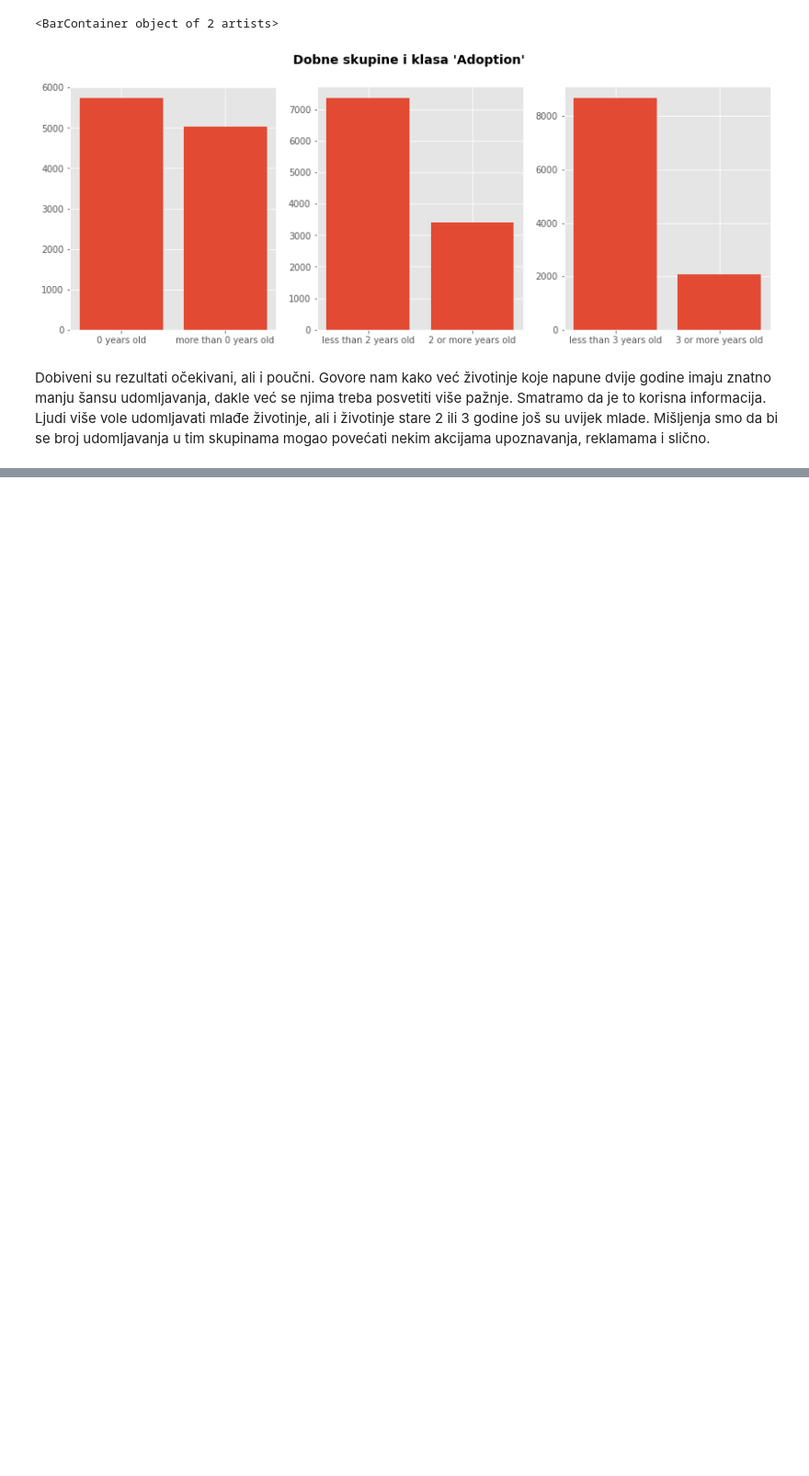
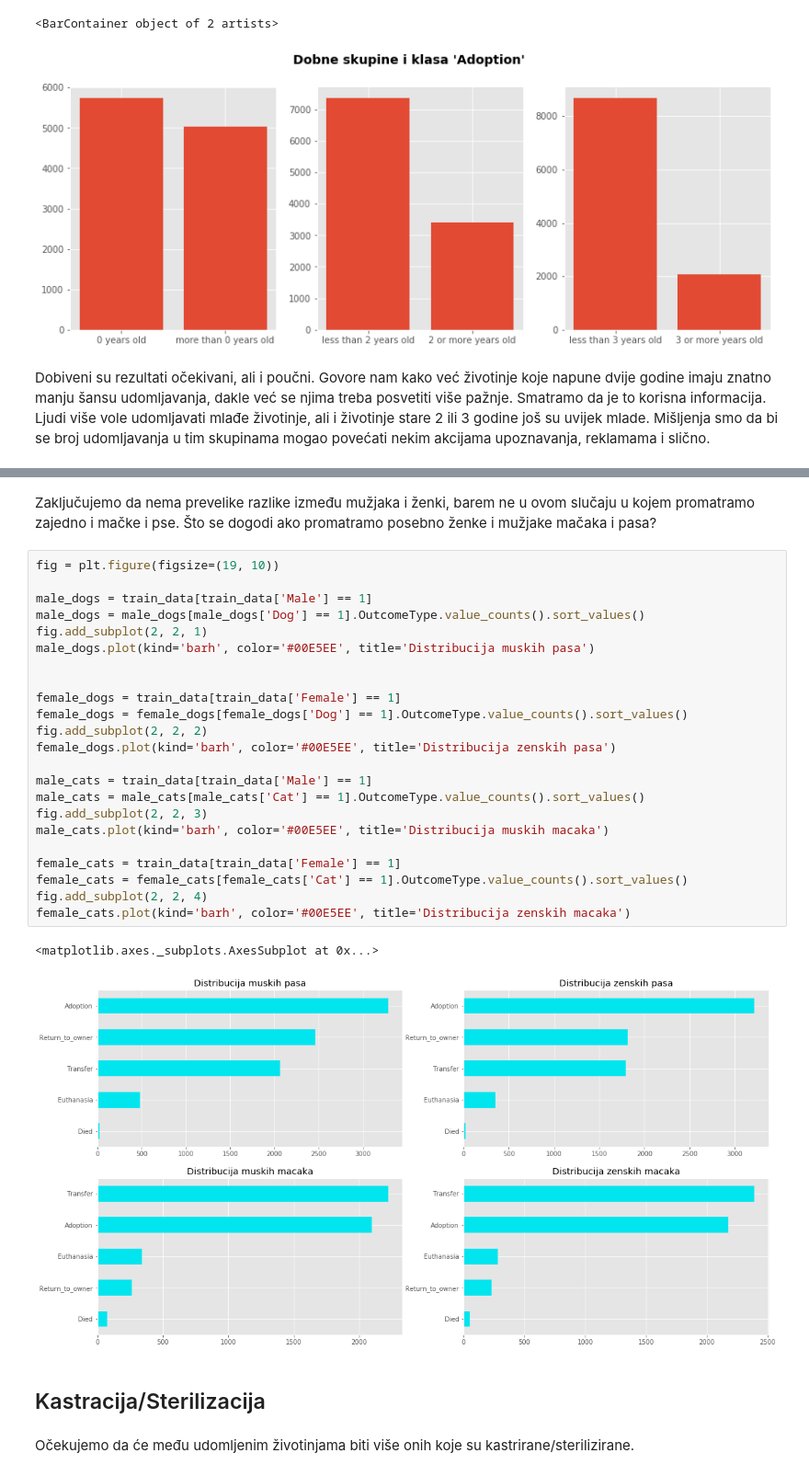
Before and after one commit to HrsakIva/StrojnoUcenje, a Jupyter notebook: pocetna_analiza.ipynb, the cells around one changed output, grey strips where cells are left out. Shown at 92% size. Cells and saved outputs as stored; diff of their text form; blank space fills up the shorter version.

```diff
--- a/pocetna_analiza.ipynb
+++ b/pocetna_analiza.ipynb
@@ -208,0 +244,33 @@ Dobiveni su rezultati očekivani, ali i poučni. Govore nam kako već životinje
+# %% [markdown]
+Zaključujemo da nema prevelike razlike između mužjaka i ženki, barem ne u ovom slučaju u kojem promatramo zajedno i mačke i pse.
+Što se dogodi ako promatramo posebno ženke i mužjake mačaka i pasa?
+# %%
+fig = plt.figure(figsize=(19, 10))
+
+male_dogs = train_data[train_data['Male'] == 1]
+male_dogs = male_dogs[male_dogs['Dog'] == 1].OutcomeType.value_counts().sort_values()
+fig.add_subplot(2, 2, 1)
+male_dogs.plot(kind='barh', color='#00E5EE', title='Distribucija muskih pasa')
+
+
+female_dogs = train_data[train_data['Female'] == 1]
+female_dogs = female_dogs[female_dogs['Dog'] == 1].OutcomeType.value_counts().sort_values()
+fig.add_subplot(2, 2, 2)
+female_dogs.plot(kind='barh', color='#00E5EE', title='Distribucija zenskih pasa')
+
+male_cats = train_data[train_data['Male'] == 1]
+male_cats = male_cats[male_cats['Cat'] == 1].OutcomeType.value_counts().sort_values()
+fig.add_subplot(2, 2, 3)
+male_cats.plot(kind='barh', color='#00E5EE', title='Distribucija muskih macaka')
+
+female_cats = train_data[train_data['Female'] == 1]
+female_cats = female_cats[female_cats['Cat'] == 1].OutcomeType.value_counts().sort_values()
+fig.add_subplot(2, 2, 4)
+female_cats.plot(kind='barh', color='#00E5EE', title='Distribucija zenskih macaka')
+# %% [output]
+<matplotlib.axes._subplots.AxesSubplot at 0x...>
+[figure, added]
+# %% [markdown]
+## Kastracija/Sterilizacija
+# %% [markdown]
+Očekujemo da će među udomljenim životinjama biti više onih koje su kastrirane/sterilizirane.
```
Also changed, not shown: parts of 3 cells of this notebook.
